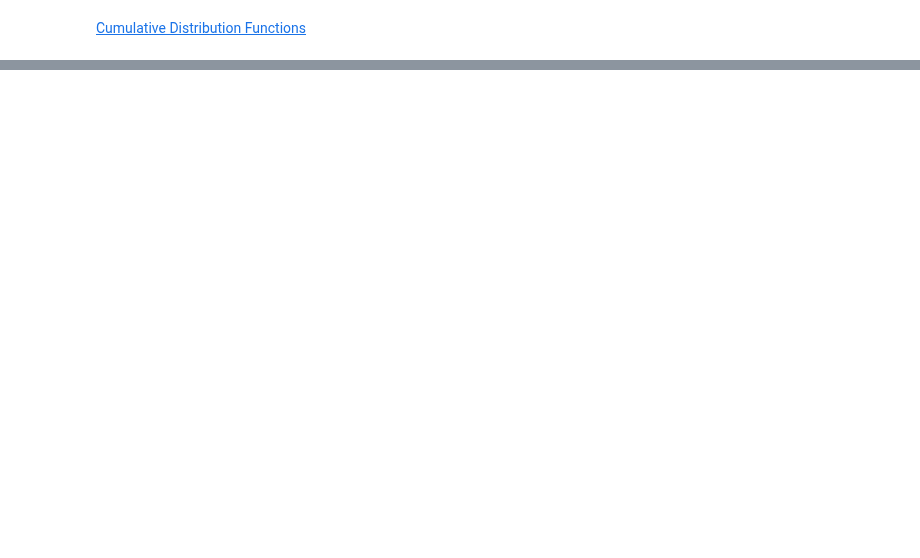
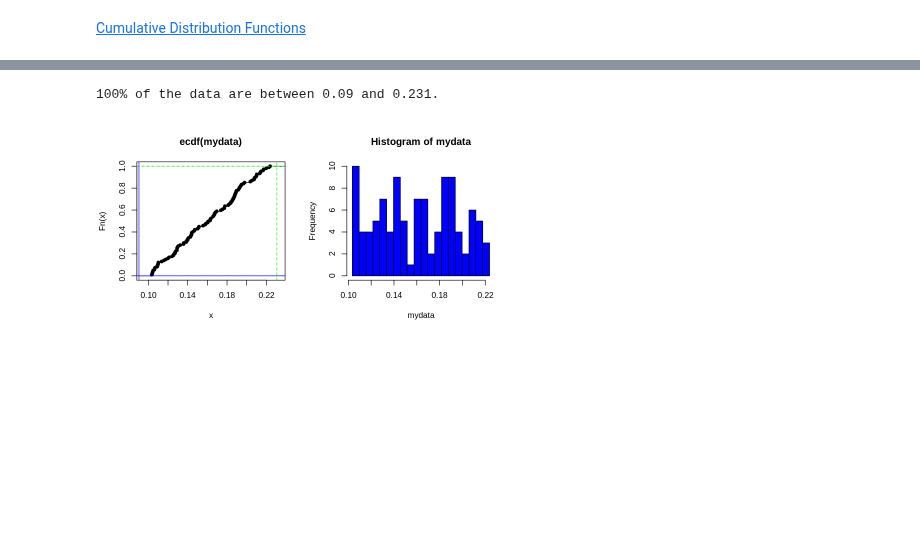
Before and after one commit to matsonah/ClarkeStatsSpring2022, a Jupyter notebook: Expected_Cumulative_Distribution.ipynb, the cells around one changed output, grey strips where cells are left out. Cells and saved outputs as stored; diff of their text form; code cells hidden in the pictures; blank space fills up the shorter version.

```diff
--- a/Expected_Cumulative_Distribution.ipynb
+++ b/Expected_Cumulative_Distribution.ipynb
@@ -80 +126,43 @@ cat(sep="",if(flip == 1) ub*100 else (1-ub)*100, "% of the data is at or ",
+# %%
+### Code Block 4
+# This block will generate two graphs.
+#### Everything here is automated assuming
+#### the code block 3 has been run.
+
+mydata.cdf = ecdf(mydata)
+lb= mydata.cdf(left)
+size = length(mydata)
+mydata.sort = sort(mydata)
+mydata.range=max(mydata)-min(mydata)
+ub = mydata.cdf(right)
+
+hist.bds = mydata.range/hist.buckets
+
+par(mfrow=c(2,2))
+
+plot(mydata.cdf)
+abline(h=lb, col="blue")
+abline(h=ub, lty=2, col="green")
+abline(v=left, col="blue")
+abline(v=right, col="green", lty=2)
+
+if(flip == 1){
+  cols = c("grey", "green", "grey")} else {
+  cols = c("grey", "blue", "grey")}
+
+
+tabs = seq(min(mydata),max(mydata),hist.bds) ## tabs might not be in the dataset
+hist.size = length(tabs)
+hist.left = max(which(tabs <= mydata.sort[lb*size]),0)
+hist.right =  hist.size - max(which(tabs <= mydata.sort[ub*size]),0)
+hist.mid = max(hist.size - hist.left - hist.right,1)-1
+col = rep(c(cols),c(hist.left, hist.mid , hist.right))
+hist(mydata, breaks=tabs, col=col)
+abline(v=left, col="blue")
+abline(v=right, col="green", lty=2)
+
+cat(sep="",(ub - lb)*100, "% of the data are between ", round(left,3), " and ", round(right,3), ".\n")
+# %% [output]
+100% of the data are between 0.09 and 0.231.
+[figure, added]
 # %%
```
Also changed, not shown: parts of 6 cells of this notebook.
